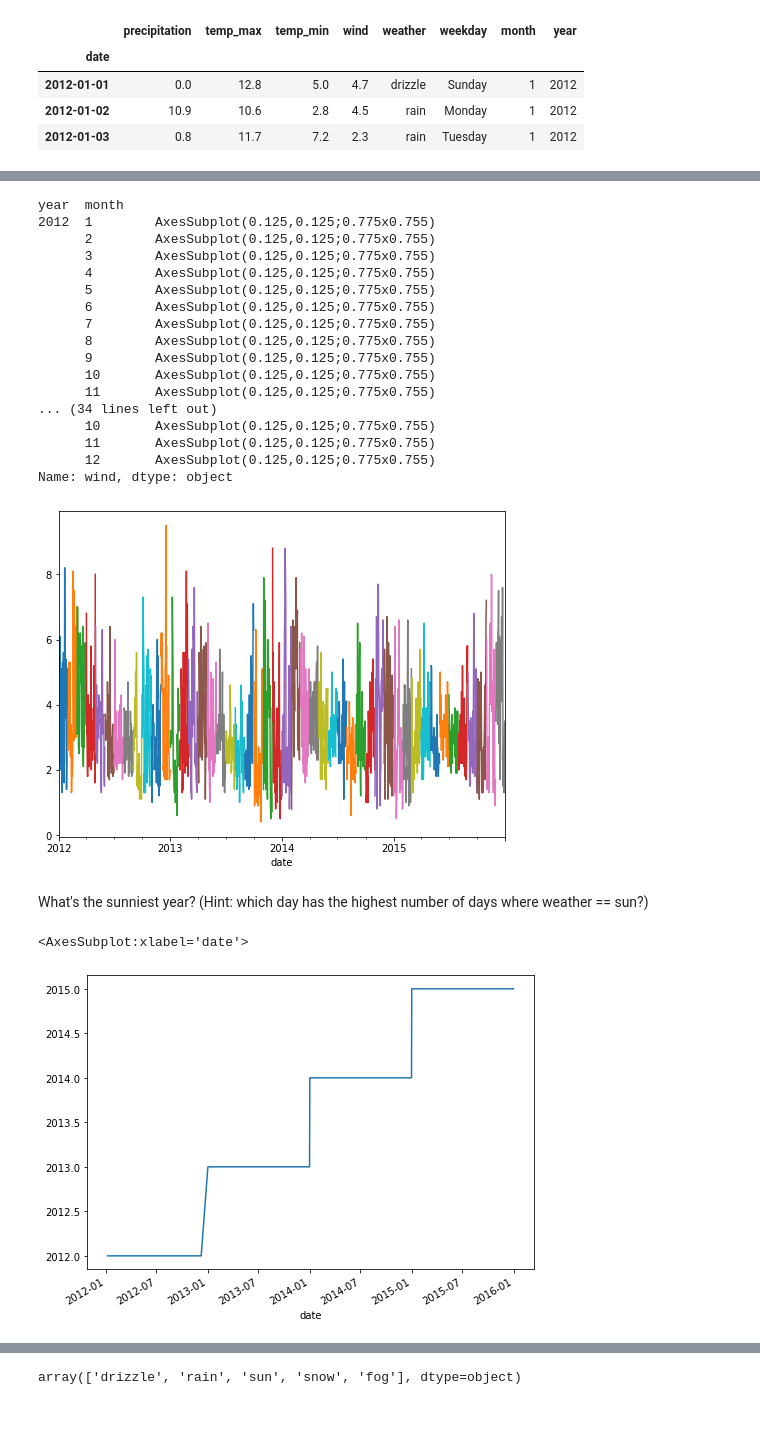
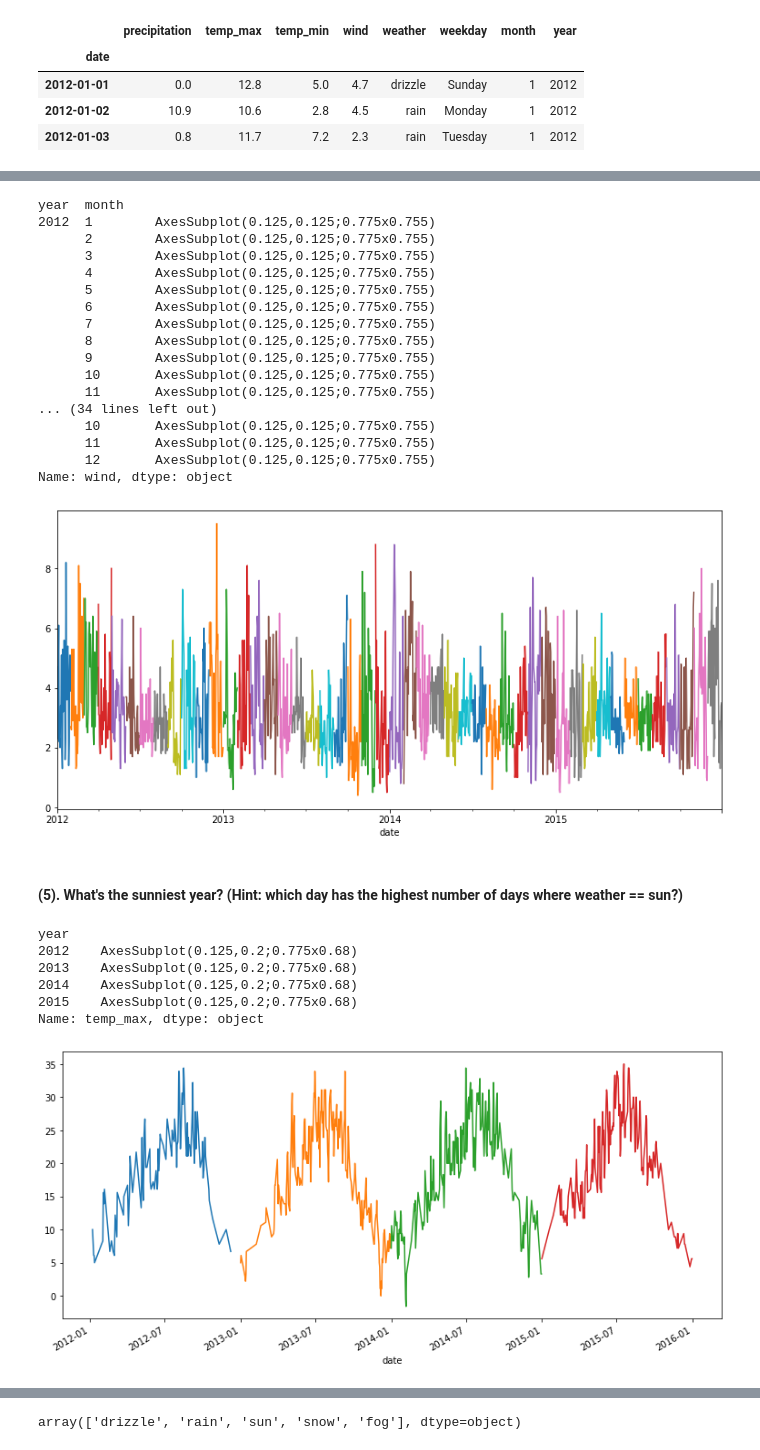
Before and after one commit to stephenkipkurui/time-series-exercises, a Jupyter notebook: working_with_time_series_data.ipynb, the cells around one changed output, grey strips where cells are left out. Drawn from its saved outputs; the diff is of its cells as text; code cells hidden in the pictures; blank space fills up the shorter version.

```diff
--- a/working_with_time_series_data.ipynb
+++ b/working_with_time_series_data.ipynb
@@ -23,6 +23,8 @@ import pandas as pd
 import seaborn as sns
 import matplotlib.pyplot as plt
 import numpy as np
+from acquire import get_opsd_data
+from prepare import prepare_store_data, prepare_ops_data
 
 # Datetime imports
 import datetime
@@ -31,7 +33,7 @@ import datetime
 from vega_datasets import data
 
 # set figure size
-plt.rcParams["figure.figsize"] = (8,6)
+plt.rcParams["figure.figsize"] = (13,6)
 # %%
 # Call and re-assign df
 df = data.sf_temps()
@@ -281,14 +295,18 @@ year  month
       11       AxesSubplot(0.125,0.125;0.775x0.755)
       12       AxesSubplot(0.125,0.125;0.775x0.755)
 Name: wind, dtype: object
-[figure, old version]
+[figure, new version]
 # %% [markdown]
-What's the sunniest year? (Hint: which day has the highest number of days where weather == sun?)
+#### (5). What's the sunniest year? (Hint: which day has the highest number of days where weather == sun?)
 # %%
 sunny_year = climate[climate.weather == 'sun']
-
-sunny_year.year.plot()
+sunny_year.groupby(['year']).temp_max.plot()
 # %% [output]
-<AxesSubplot:xlabel='date'>
+year
+2012    AxesSubplot(0.125,0.2;0.775x0.68)
+2013    AxesSubplot(0.125,0.2;0.775x0.68)
+2014    AxesSubplot(0.125,0.2;0.775x0.68)
+2015    AxesSubplot(0.125,0.2;0.775x0.68)
+Name: temp_max, dtype: object
-[figure, old version]
+[figure, new version]
 # %% [markdown]
```
Also changed, not shown: parts of 37 cells of this notebook.
